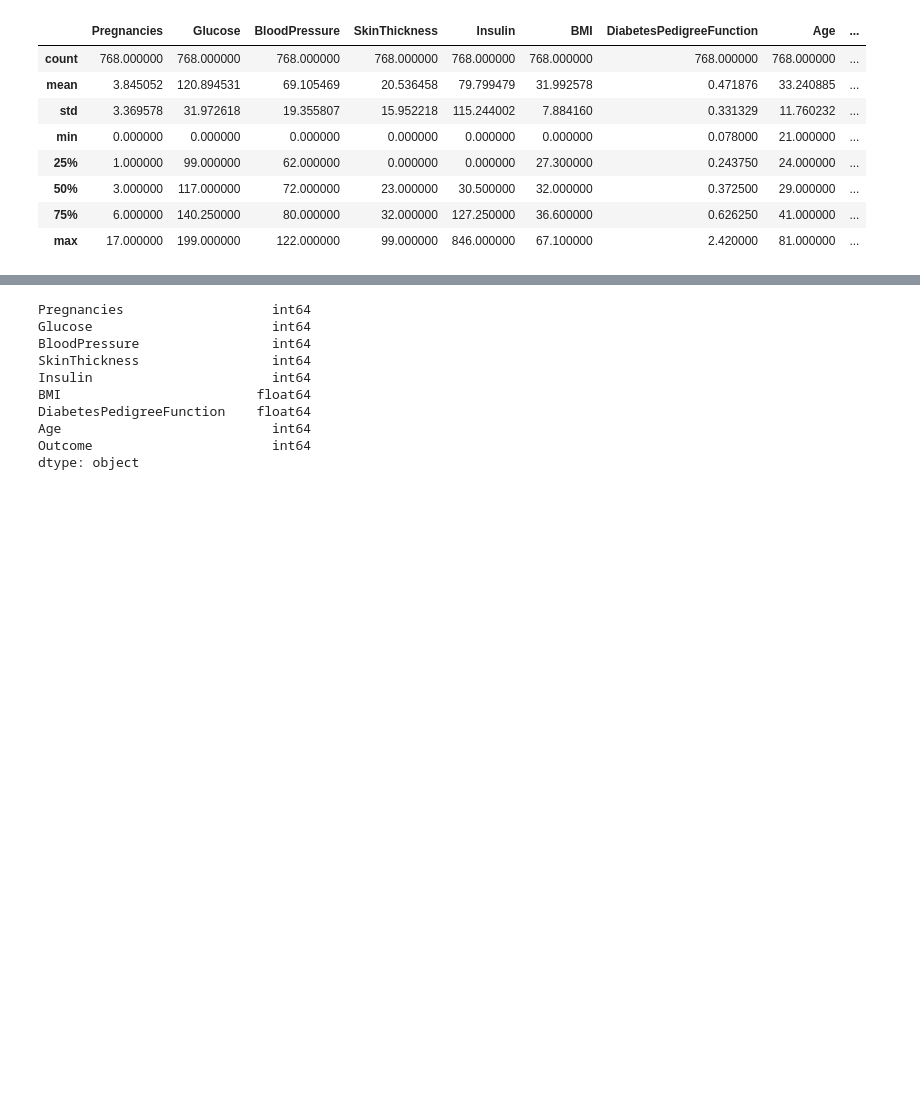
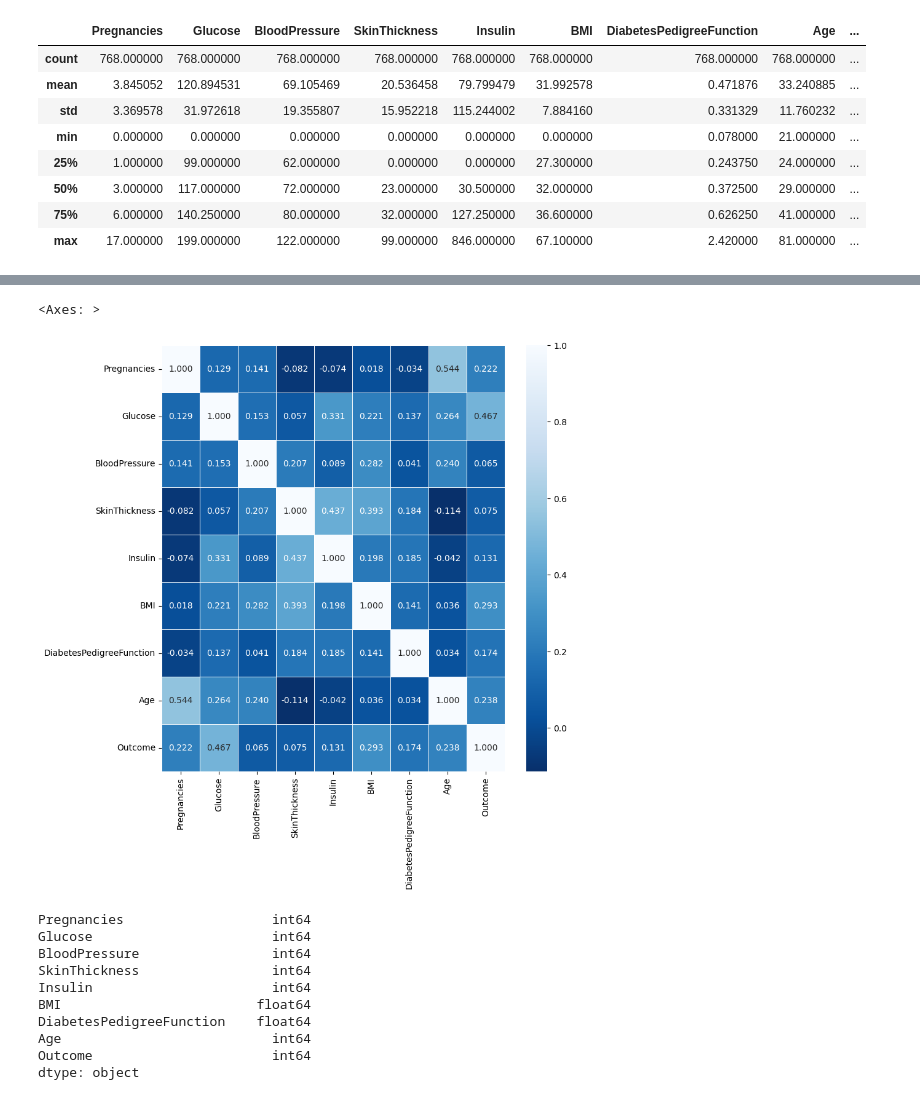
Before and after one commit to rokzeezee/Machine-Learning-, a Jupyter notebook: KNN.ipynb, the cells around one changed output, grey strips where cells are left out. Saved outputs shown, nothing was run; the diff lists cells and outputs as text; code cells hidden in the pictures; blank space fills up the shorter version.

```diff
--- a/KNN.ipynb
+++ b/KNN.ipynb
@@ -49,3 +82,10 @@ diabetes_df.describe()
+# %%
+cor_mat=diabetes_df.corr()
+fig,ax=plt.subplots(figsize=(9,9))
+sns.heatmap(cor_mat,annot=True,linewidths=0.5,fmt=".3f" , cmap = "Blues_r")
+# %% [output]
+<Axes: >
+[figure, added]
 # %%
 diabetes_df.dtypes
 # %% [output]
```
Also changed, not shown: parts of 10 cells of this notebook.
